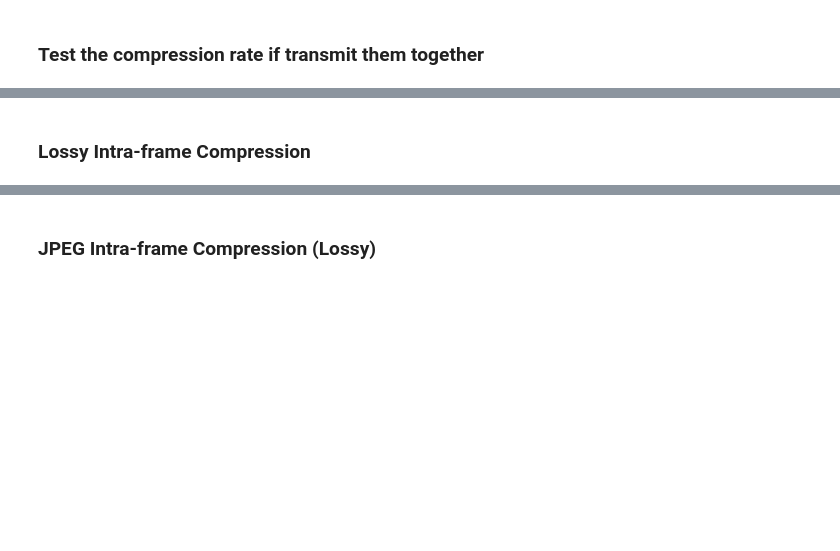
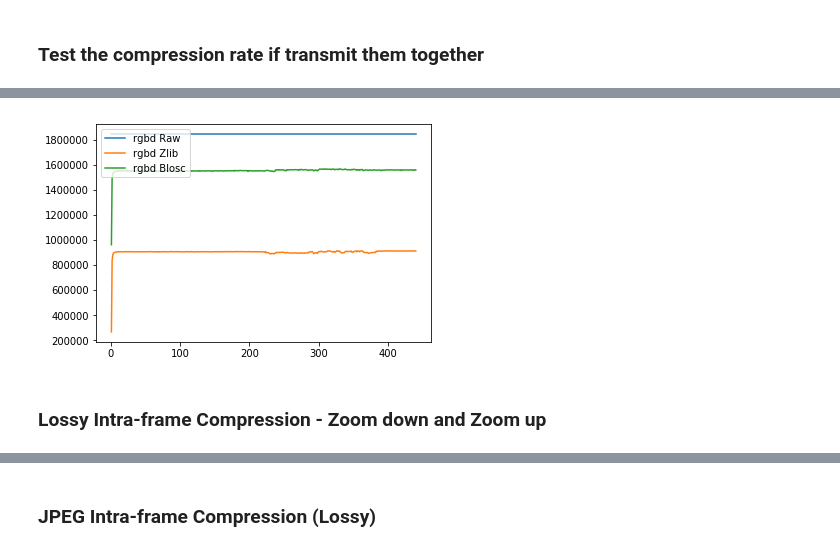
Before and after one commit to ramonqu7/wireless-data-transmission, a Jupyter notebook: Ipython test/Test.ipynb, the cells around one changed output, grey strips where cells are left out. Cells and saved outputs as stored; diff of their text form; code cells hidden in the pictures; blank space fills up the shorter version.

```diff
--- a/Ipython test/Test.ipynb
+++ b/Ipython test/Test.ipynb
@@ -91,0 +107,22 @@ RGBD:
+# %%
+def lossless_rgbd(f):
+    td=[]
+    zd=[]
+    bd = []
+    tdv = bdv = zdv = 0
+    for i in range(1, 441):
+        t,z,b = rgbd_compress(i)
+        td.append(t)
+        zd.append(z)
+        bd.append(b)
+    tdv =np.sum(td)/440.0
+    bdv =np.sum(bd)/440.0
+    zdv =np.sum(zd)/440.0
+    if(f):
+        print("RGBD:")
+        print("Average Date size：",tdv)
+        print("After Native Zlib Compression:",zdv ,
+              "; Compression Rate:",zdv/tdv*100)
+        print("After Blosc Compression:", bdv,
+              "; Compression Rate:",bdv/tdv*100)
+    return td,zd,bd
@@ -92,5 +136,14 @@ RGBD:
+# %%
+xaxis = np.arange(1,441)
+plt.plot(xaxis,rtd)
+plt.plot(xaxis,rzd)
+plt.plot(xaxis,rbd)
+plt.legend(['rgbd Raw', 'rgbd Zlib', 'rgbd Blosc'], loc='upper left')
+plt.show()
+# %% [output]
+[figure, added]
 # %% [markdown]
-### Lossy Intra-frame Compression
+### Lossy Intra-frame Compression - Zoom down and Zoom up
 # %%
 def depth_compress_lossy(i):
     name = "../pic/depth_"
```
Also changed, not shown: parts of 18 cells of this notebook.
